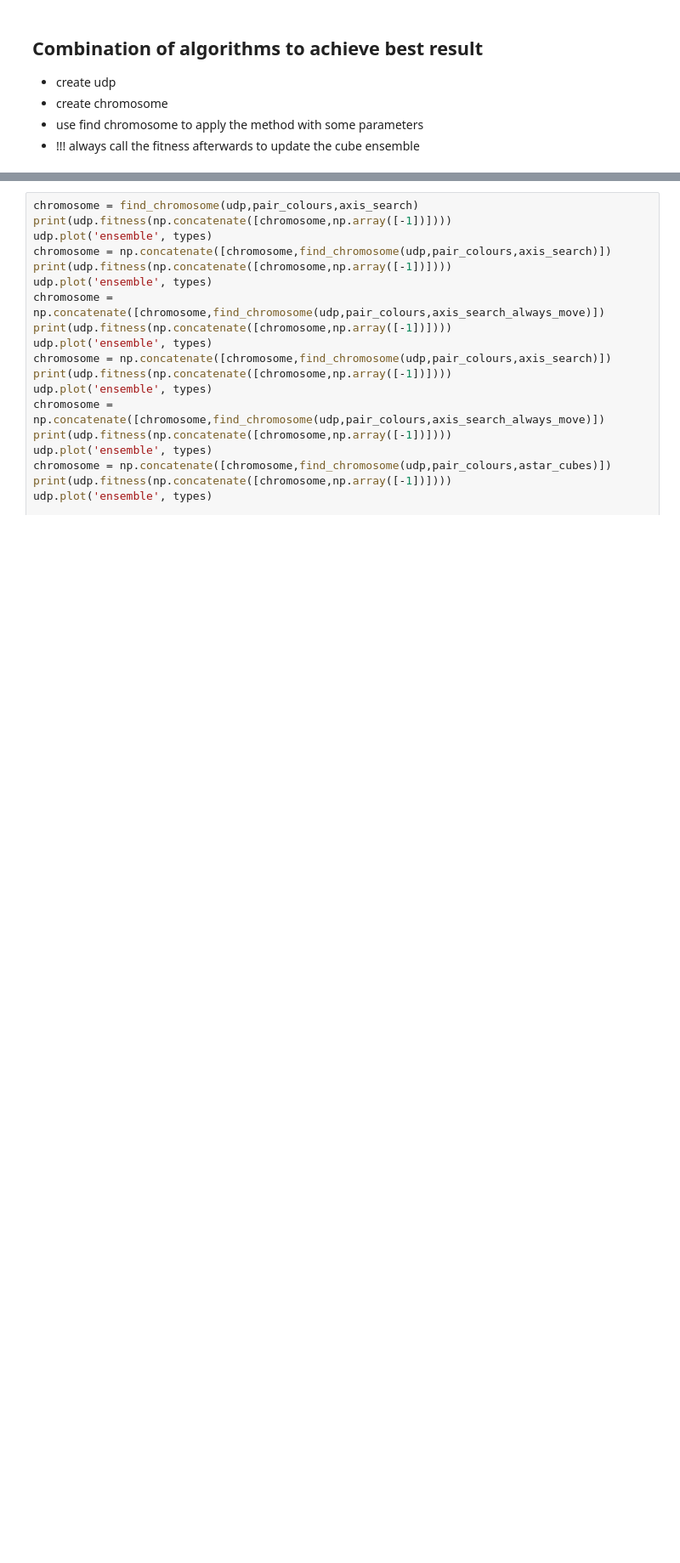
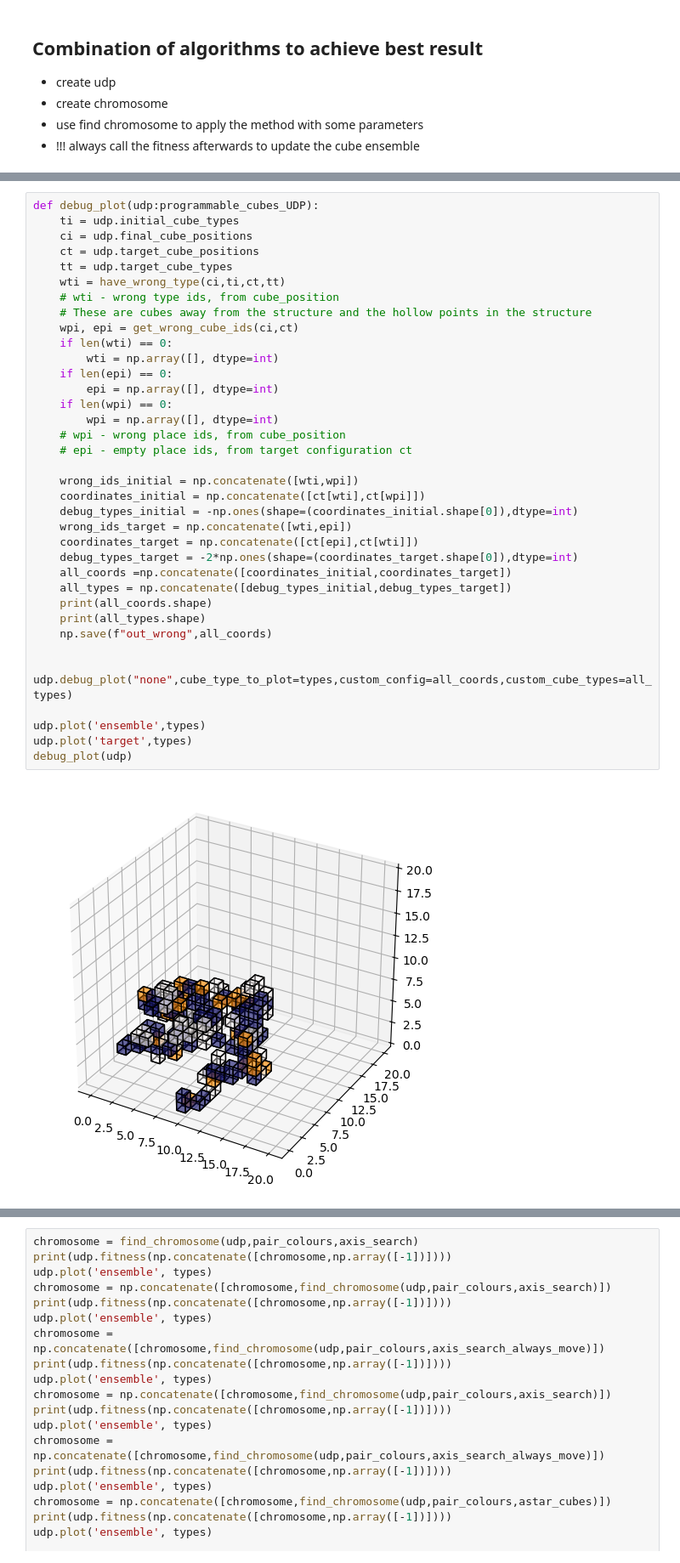
Before and after one commit to MarekOnd/SpOC3-solution, a Jupyter notebook: Challenge 3 Programmable Cubes/implementation_heuristic.ipynb, the cells around one changed output, grey strips where cells are left out. Shown at 85% size. Saved outputs shown, nothing was run; the diff lists cells and outputs as text; blank space fills up the shorter version.

```diff
--- a/Challenge 3 Programmable Cubes/implementation_heuristic.ipynb
+++ b/Challenge 3 Programmable Cubes/implementation_heuristic.ipynb
@@ -26,3 +36,41 @@ ci = udp.final_cube_positions
 ct = udp.target_cube_positions
 tt = udp.target_cube_types
 types = np.arange(np.max(ti)+1)
+# %%
+def debug_plot(udp:programmable_cubes_UDP):
+    ti = udp.initial_cube_types
+    ci = udp.final_cube_positions
+    ct = udp.target_cube_positions
+    tt = udp.target_cube_types
+    wti = have_wrong_type(ci,ti,ct,tt)
+    # wti - wrong type ids, from cube_position
+    # These are cubes away from the structure and the hollow points in the structure
+    wpi, epi = get_wrong_cube_ids(ci,ct)
+    if len(wti) == 0:
+        wti = np.array([], dtype=int)
+    if len(epi) == 0:
+        epi = np.array([], dtype=int)
+    if len(wpi) == 0:
+        wpi = np.array([], dtype=int)
+    # wpi - wrong place ids, from cube_position
+    # epi - empty place ids, from target configuration ct
+
+    wrong_ids_initial = np.concatenate([wti,wpi])
+    coordinates_initial = np.concatenate([ct[wti],ct[wpi]])
+    debug_types_initial = -np.ones(shape=(coordinates_initial.shape[0]),dtype=int)
+    wrong_ids_target = np.concatenate([wti,epi])
+    coordinates_target = np.concatenate([ct[epi],ct[wti]])
+    debug_types_target = -2*np.ones(shape=(coordinates_target.shape[0]),dtype=int)
+    all_coords =np.concatenate([coordinates_initial,coordinates_target])
+    all_types = np.concatenate([debug_types_initial,debug_types_target])
+    print(all_coords.shape)
+    print(all_types.shape)
+    np.save(f"out_wrong",all_coords)
+
+    udp.debug_plot("none",cube_type_to_plot=types,custom_config=all_coords,custom_cube_types=all_types)
+
+udp.plot('ensemble',types)
+udp.plot('target',types)
+debug_plot(udp)
+# %% [output]
+[figure, added]
```
Also changed, not shown: parts of 9 cells of this notebook, 3 other files.
